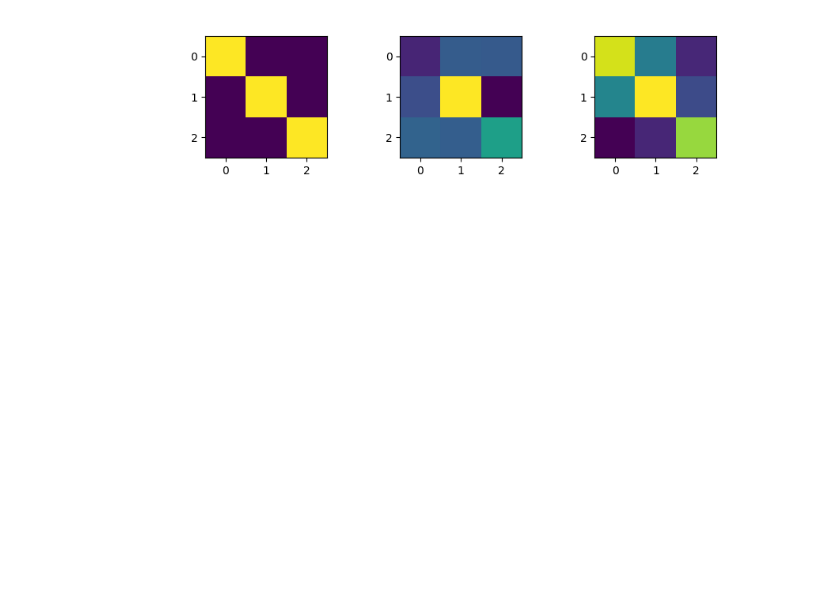
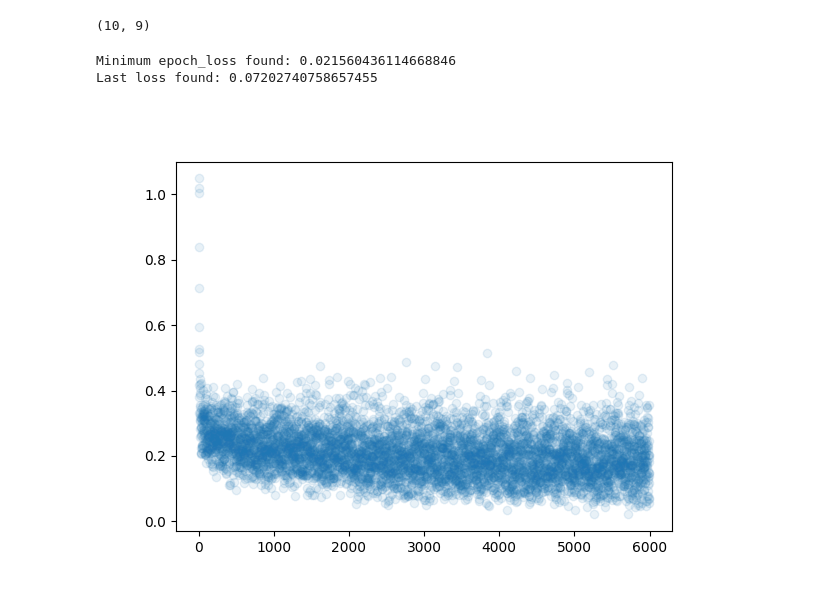
Before and after one commit to curiousdragon/denoising-diffusion-jax, a Jupyter notebook: denoising.ipynb, the cells around one changed output. Saved outputs shown, nothing was run; the diff lists cells and outputs as text; code cells hidden in the pictures; blank space fills up the shorter version.

```diff
--- a/denoising.ipynb
+++ b/denoising.ipynb
@@ -265,8 +225,0 @@ mse: 0.09739715605974197, kl: 0.37557253241539
-# %%
-n = len(states)
-_, axs = plt.subplots(nrows=1, ncols=n, figsize=(n * 3, 2))
-# plot matrices from left to right
-for i in range(n):
-    axs[i].imshow(states[i])
-# %% [output]
-[figure, removed]
@@ -272,0 +231,23 @@ for i in range(n):
+# %%
+# key for reproducing randomness
+key = random.PRNGKey(0)
+# number of samples to generate
+n = 10 #20 #50
+# number of nonzero pixels per sample
+pixels = 3
+
+# generate indices where the sample will be nonzero
+indices = random.uniform(key, shape=(n, pixels), minval=0, maxval=input_dim)
+
+# generate training_data
+samples = []
+for sample_indices in indices:
+    x = [0] * input_dim
+    for index in sample_indices:
+        x[int(index)] = 1
+    samples.append(x)
+training_data = jnp.array(samples)
+
+print(training_data.shape)
+# %% [output]
+(10, 9)
@@ -272,0 +263,47 @@ for i in range(n):
+# %%
+training_key = random.PRNGKey(2)
+
+# calculated values
+key_index = 0
+num_batches = len(training_data) // batch_size
+keys = random.split(training_key, num=num_epochs * len(training_data))
+epoch_progress = tqdm(range(num_epochs))
+
+epoch_losses = []
+for epoch in epoch_progress:
+    if epoch < num_epochs // 3:
+        step_size = step_sizes[0]
+    elif epoch < num_epochs // 3 * 2:
+        step_size = step_sizes[1]
+    else:
+        step_size = step_sizes[2]
+
+    loss_values = []
+
+    for i in range(num_batches):
+        subkey = keys[key_index]
+        x = training_data[i * batch_size : (i + 1) * batch_size]
+        loss, model = update(subkey, model, x, step_size, var_schedule)
+        loss_values.append(loss)
+
+        # update tqdm progress bar with current loss
+        epoch_progress.set_postfix_str(f"Loss {loss}")
+        key_index += 1
+
+    epoch_losses.extend(loss_values)
+
+trained_model = model
+# %%
+print(f"Minimum epoch_loss found: {jnp.min(jnp.array(epoch_losses))}")
+print(f"Last loss found: {epoch_losses[-1]}")
+
+for _ in range(20):
+    # Close any prior plots
+    plt.close()
+
+plt.scatter(range(len(epoch_losses)), epoch_losses, alpha=0.1)
+plt.show()
+# %% [output]
+Minimum epoch_loss found: 0.021560436114668846
+Last loss found: 0.07202740758657455
+[figure, added]
```
Also changed, not shown: parts of 29 cells of this notebook.
